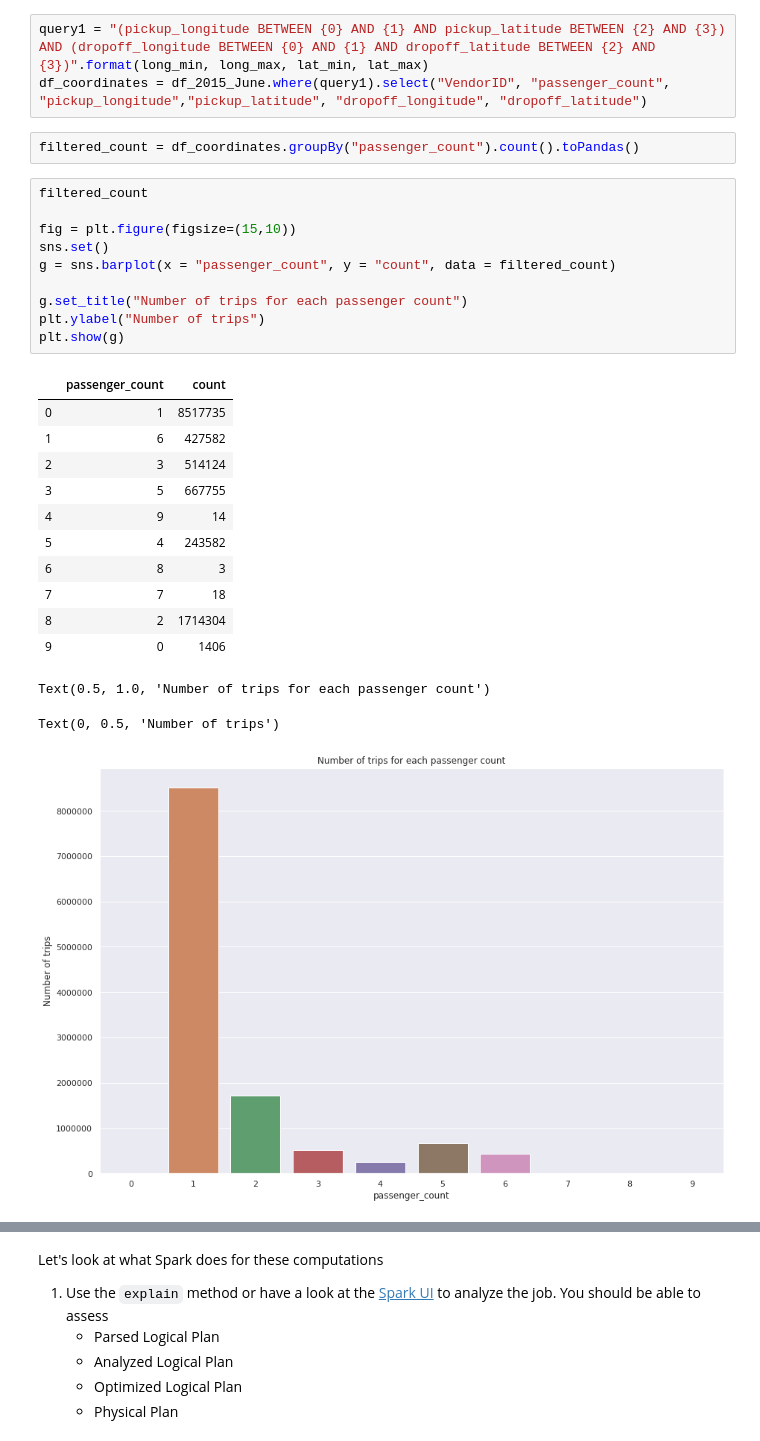
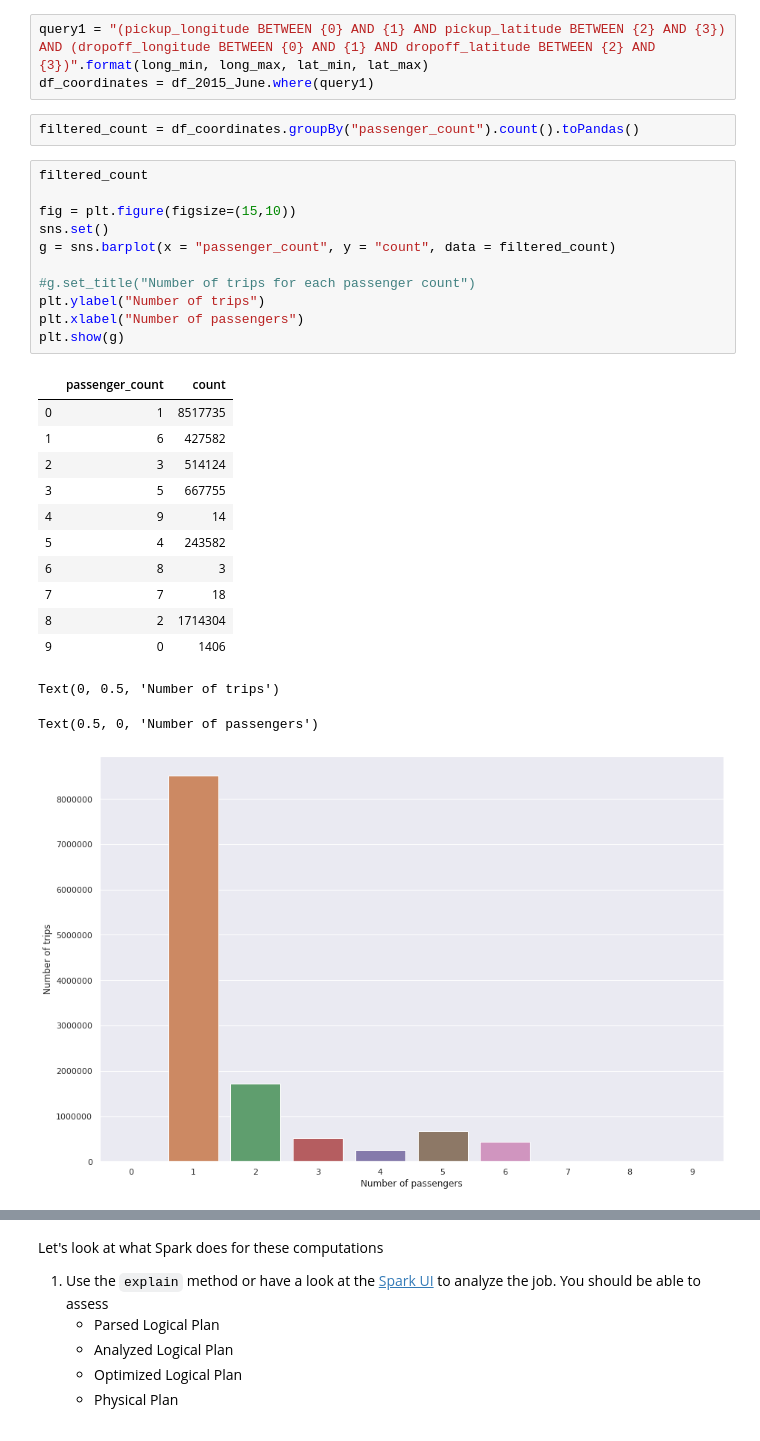
Before and after one commit to JLechuga94/BigData_1, a Jupyter notebook: homework03.ipynb, the cells around one changed output, grey strips where cells are left out. Cells and saved outputs as stored; diff of their text form.

```diff
--- a/homework03.ipynb
+++ b/homework03.ipynb
@@ -503,34 +523,35 @@ lat_max = 40.90
 1. Using these boundaries, **filter the 2015 data** (using pickup and dropoff longitude and latitude) and count the number of trips for each value of `passenger_count` and make a plot of that.
 # %%
 query1 = "(pickup_longitude BETWEEN {0} AND {1} AND pickup_latitude BETWEEN {2} AND {3}) AND (dropoff_longitude BETWEEN {0} AND {1} AND dropoff_latitude BETWEEN {2} AND {3})".format(long_min, long_max, lat_min, lat_max)
-df_coordinates = df_2015_June.where(query1).select("VendorID", "passenger_count", "pickup_longitude","pickup_latitude", "dropoff_longitude", "dropoff_latitude")
+df_coordinates = df_2015_June.where(query1)
 # %%
 filtered_count = df_coordinates.groupBy("passenger_count").count().toPandas()
 # %%
 filtered_count
 
 fig = plt.figure(figsize=(15,10))
 sns.set()
 g = sns.barplot(x = "passenger_count", y = "count", data = filtered_count)
 
-g.set_title("Number of trips for each passenger count")
+#g.set_title("Number of trips for each passenger count")
 plt.ylabel("Number of trips")
+plt.xlabel("Number of passengers")
 plt.show(g)
 # %% [output]
 |  | passenger_count | count |
 | 0 | 1 | 8517735 |
 | 1 | 6 | 427582 |
 | 2 | 3 | 514124 |
 | 3 | 5 | 667755 |
 | 4 | 9 | 14 |
 | 5 | 4 | 243582 |
 | 6 | 8 | 3 |
 | 7 | 7 | 18 |
 | 8 | 2 | 1714304 |
 | 9 | 0 | 1406 |
-Text(0.5, 1.0, 'Number of trips for each passenger count')
+Text(0, 0.5, 'Number of trips')
-Text(0, 0.5, 'Number of trips')
+Text(0.5, 0, 'Number of passengers')
-[figure, old version]
+[figure, new version]
 # %% [markdown]
 Trips with $0$ or larger than $7$ passengers are pretty rare.
 We suspect these to be outliers.
```
Also changed, not shown: parts of 15 cells of this notebook.
